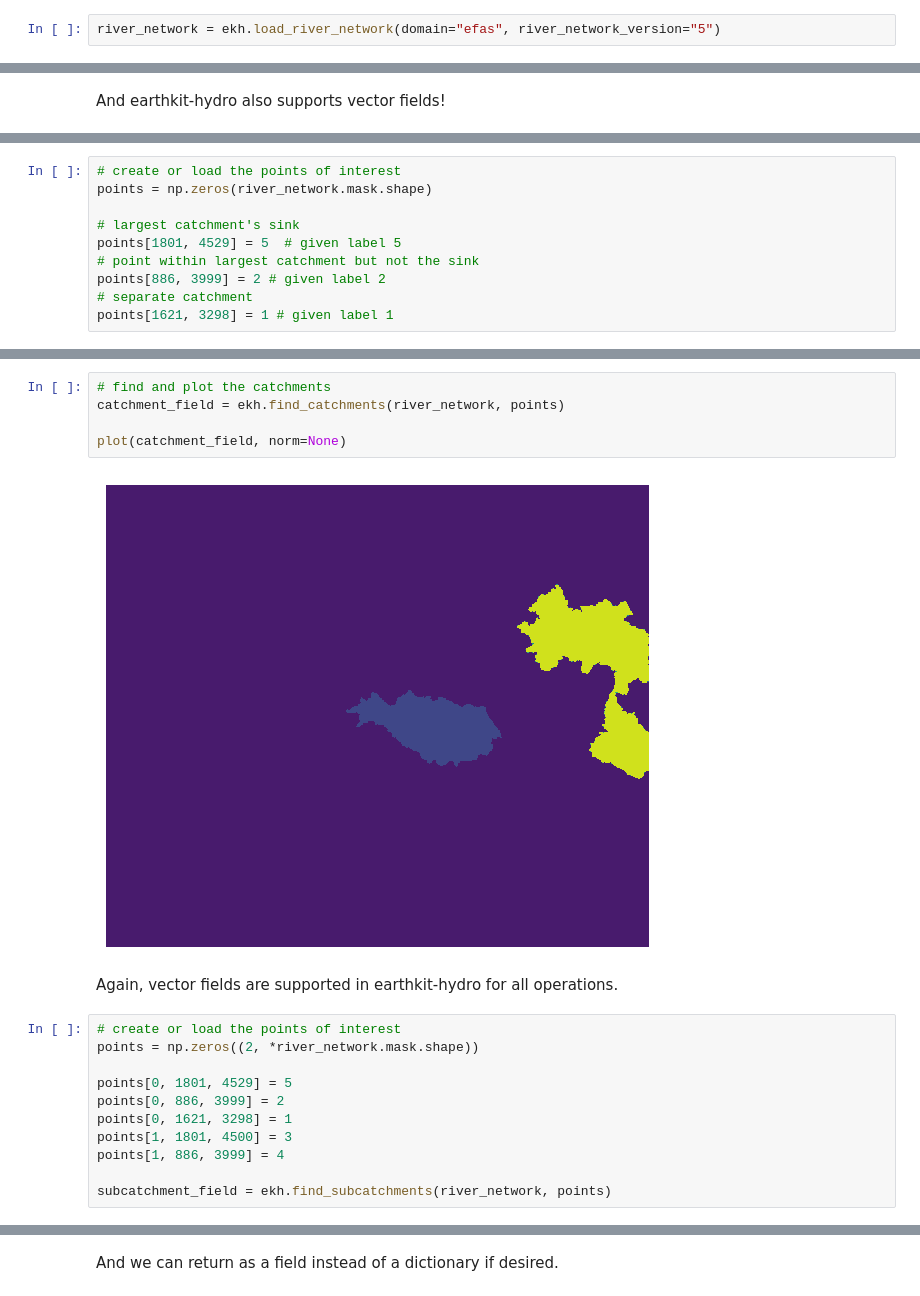
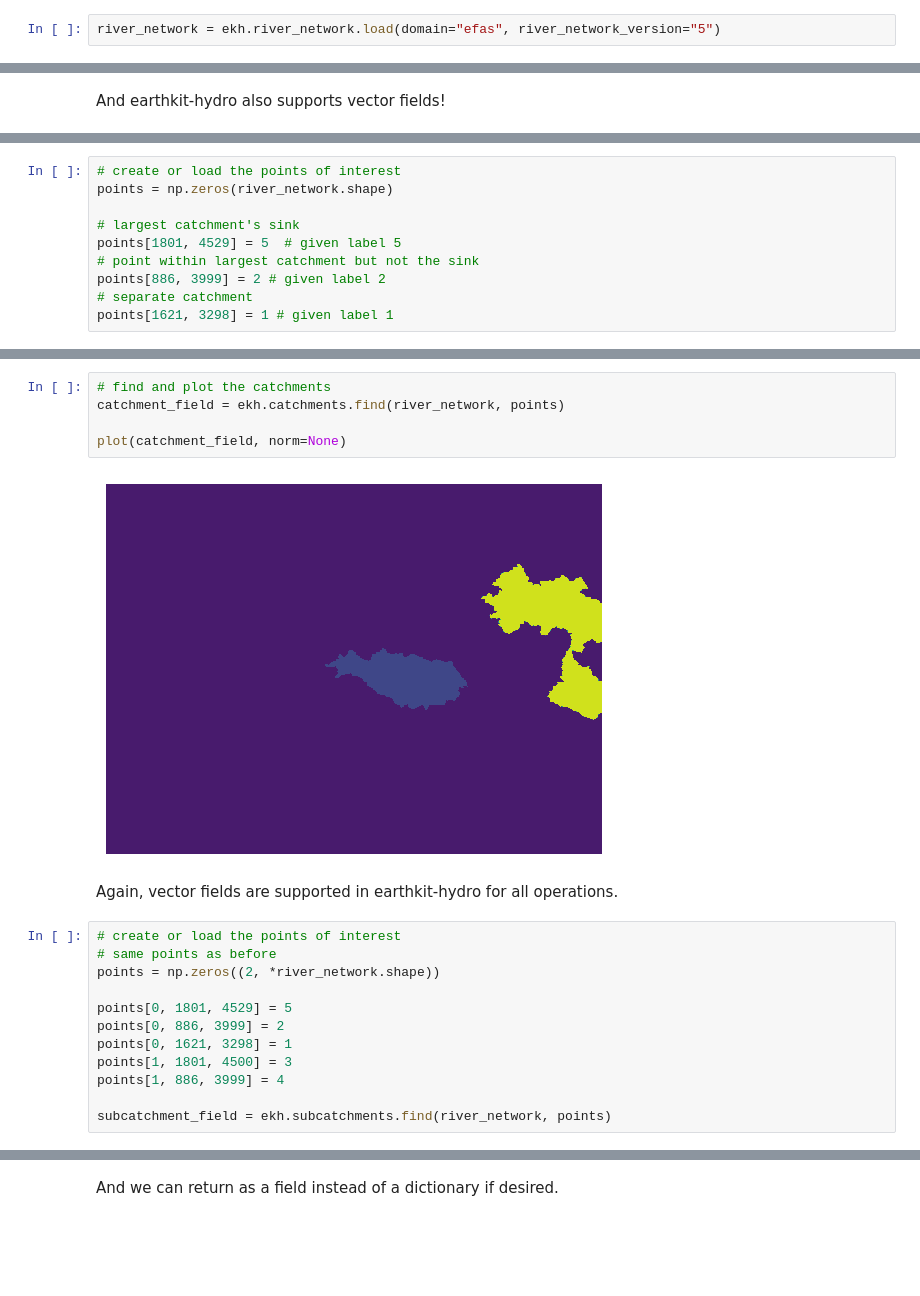
Before and after one commit to ecmwf/earthkit-hydro, a Jupyter notebook: docs/notebooks/example.ipynb, the cells around one changed output, grey strips where cells are left out. Drawn from its saved outputs; the diff is of its cells as text; blank space fills up the shorter version.

```diff
--- a/docs/notebooks/example.ipynb
+++ b/docs/notebooks/example.ipynb
@@ -30,3 +32,3 @@ There are two ways to make a river network, `load_river_network` (preferred) and
 # %%
-river_network = ekh.load_river_network(domain="efas", river_network_version="5")
+river_network = ekh.river_network.load(domain="efas", river_network_version="5")
 # %% [output]
@@ -64,6 +89,6 @@ Another common task is finding the catchments or subcatchments defined by a seri
 # %%
 # create or load the points of interest
-points = np.zeros(river_network.mask.shape)
+points = np.zeros(river_network.shape)
 
 # largest catchment's sink
 points[1801, 4529] = 5  # given label 5
@@ -81,15 +106,16 @@ plot(subcatchment_field, norm=None)
 # %%
 # find and plot the catchments
-catchment_field = ekh.find_catchments(river_network, points)
+catchment_field = ekh.catchments.find(river_network, points)
 
 plot(catchment_field, norm=None)
 # %% [output]
-[figure, old version]
+[figure, new version]
 # %% [markdown]
 Again, vector fields are supported in earthkit-hydro for all operations.
 # %%
 # create or load the points of interest
-points = np.zeros((2, *river_network.mask.shape))
+# same points as before
+points = np.zeros((2, *river_network.shape))
 
 points[0, 1801, 4529] = 5
 points[0, 886, 3999] = 2
@@ -97,4 +123,4 @@ points[0, 1621, 3298] = 1
 points[1, 1801, 4500] = 3
 points[1, 886, 3999] = 4
 
-subcatchment_field = ekh.find_subcatchments(river_network, points)
+subcatchment_field = ekh.subcatchments.find(river_network, points)
```
Also changed, not shown: parts of 26 cells of this notebook, 1 other file.
